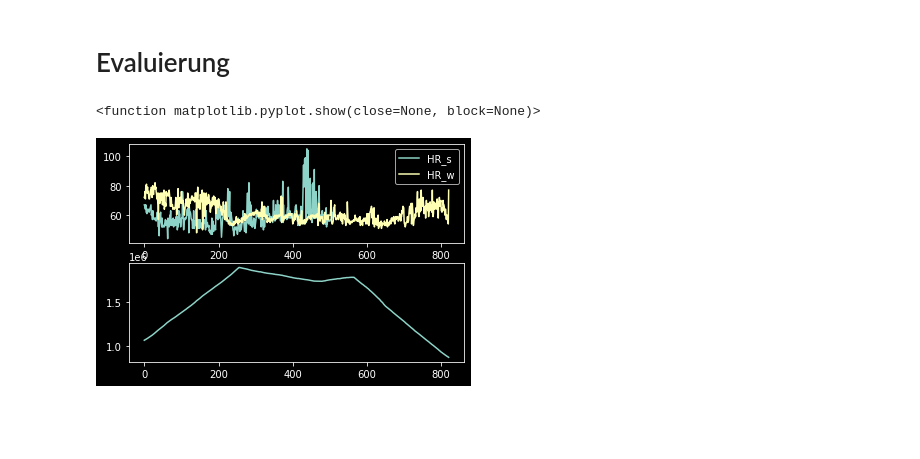
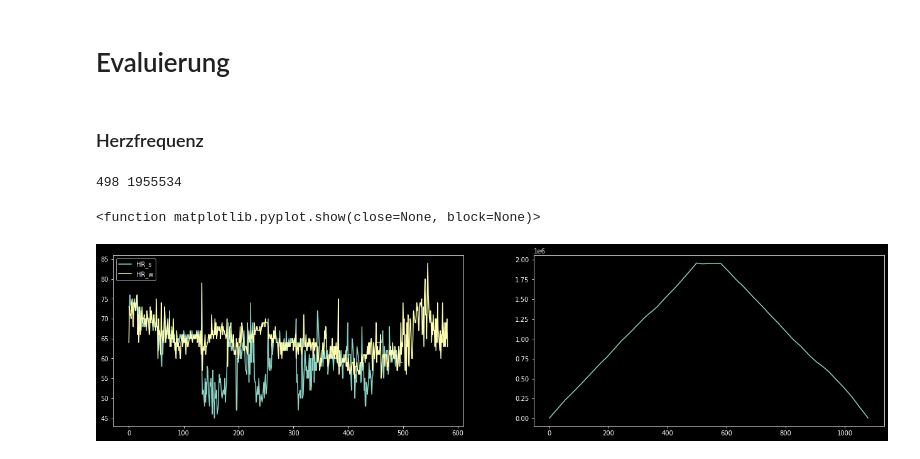
Before and after one commit to markusstraesser/Code, a Jupyter notebook: Evaluation.ipynb, the cells around one changed output. Cells and saved outputs as stored; diff of their text form; code cells hidden in the pictures; blank space fills up the shorter version.

Commit message:
full eval

```diff
--- a/Evaluation.ipynb
+++ b/Evaluation.ipynb
@@ -1,25 +1,29 @@
 # %% [markdown]
 # Evaluierung
+# %% [markdown]
+### Herzfrequenz
 # %%
 import matplotlib.pyplot as plt
 import pandas as pd
 import numpy as np
-from scipy import signal
+from scipy import signal, stats
 
-df_sensor = pd.read_csv("Sensordata/clean/01122021_sensor_data")
-df_withings = pd.read_csv("Withings_Data/clean/01122021_withings_data")
+df_sensor = pd.read_csv("Sensordata/clean/02122021_sensor_data")
+df_withings = pd.read_csv("Withings_Data/clean/02122021_withings_data")
 
 hr_sensor = df_sensor["hr_sensor"].to_list()
 hr_withings = df_withings["hr_withings"].to_list()
-
-cross_corr = signal.correlate(hr_withings, hr_sensor, "same")
-plt.subplot(211)
+cross_corr = signal.correlate(hr_withings, hr_sensor, "full").tolist()
+plt.rcParams['figure.figsize'] = [22,5]
+plt.subplot(121)
 plt.plot(hr_sensor, label="HR_s")
 plt.plot(hr_withings, label="HR_w")
 plt.legend()
-plt.subplot(212)
+plt.subplot(122)
 plt.plot(cross_corr)
+print(cross_corr.index(max(cross_corr)), max(cross_corr))
 plt.show
 # %% [output]
-<function matplotlib.pyplot.show(close=None, block=None)>
+498 1955534
+<function matplotlib.pyplot.show(close=None, block=None)>
-[figure, old version]
+[figure, new version]
```
Also changed, not shown: parts of 4 cells of this notebook.
